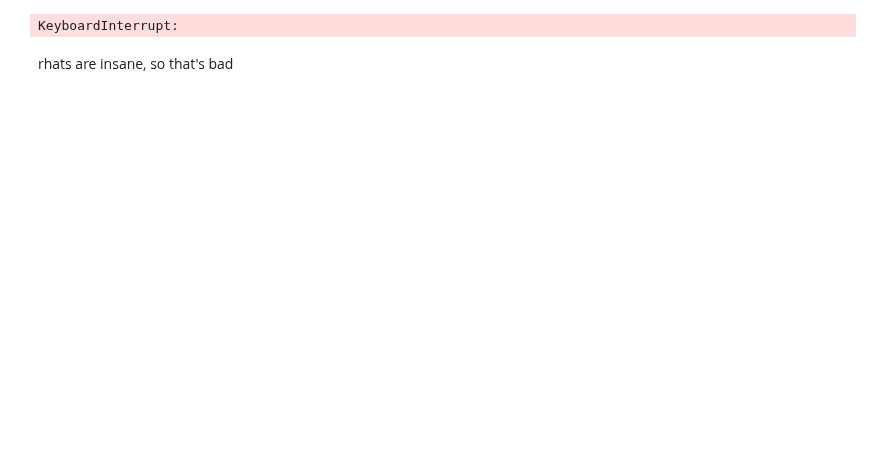
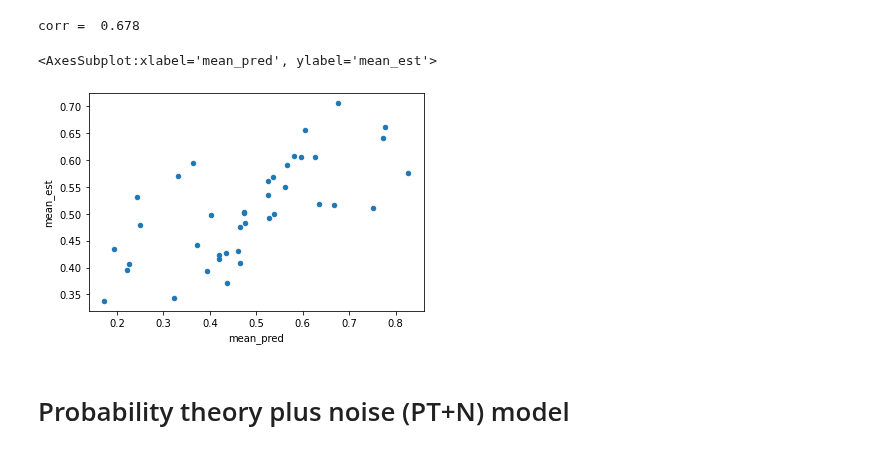
Before and after one commit to derekpowell/bayesian-sampler, a Jupyter notebook: bsampler-numpyro-exp2.ipynb, the cells around one changed output. Saved outputs shown, nothing was run; the diff lists cells and outputs as text; code cells hidden in the pictures; blank space fills up the shorter version.

```diff
--- a/bsampler-numpyro-exp2.ipynb
+++ b/bsampler-numpyro-exp2.ipynb
@@ -213,0 +155,11 @@ Below is an alternate version meant to estimate trial-level responses with inher
+# %%
+mcmc_rf = MCMC(NUTS(relative_freq, target_accept_prob=.80),
+               num_warmup=2000,
+               num_samples=2_000,
+               num_chains=2)
+
+mcmc_rf.run(random.PRNGKey(0), X_data, y_data)
+# %%
+az_data_rf = make_arviz_data(mcmc_rf, relative_freq, X_data) # see model_helpers.py
+
+az.loo(az_data_rf, scale="deviance")
@@ -213,0 +174,5 @@ Below is an alternate version meant to estimate trial-level responses with inher
+# %%
+df_output = df
+df_output["preds"] = az_data_rf.posterior_predictive.mean(dim=['chain', 'draw']).yhat
+print("corr = ", np.round(np.corrcoef(df_test.estimate, df_test.preds)[0,1],3))
+df_output.plot.scatter(x = "preds", y = "estimate")
@@ -214 +183,11 @@ Below is an alternate version meant to estimate trial-level responses with inher
+# %%
+trial_df = df_output >> group_by(X.querytype, X.querydetail) >> summarize(mean_pred = np.mean(X.preds), mean_est = np.mean(X.estimate))
+print("corr = ", np.round(np.corrcoef(trial_df.mean_est, trial_df.mean_pred)[0,1],3))
+trial_df.plot.scatter(x="mean_pred", y="mean_est")
+# %% [output]
+corr =  0.678
+<AxesSubplot:xlabel='mean_pred', ylabel='mean_est'>
+[figure, added]
+# %% [markdown]
+# Probability theory plus noise (PT+N) model
 # %%
@@ -253,12 +247,2 @@ def bayesian_sampler2(data, y=None):
 
     return yhat
-# %%
-from jax import random
-from numpyro.infer import MCMC, NUTS
-
-nuts_kernel = NUTS(bayesian_sampler2)
-mcmc = MCMC(nuts_kernel, num_warmup=500, num_samples=1_000, num_chains=1)
-rng_key = random.PRNGKey(0)
-mcmc.run(rng_key, X_data, y_data)
-# %% [output]
-KeyboardInterrupt:
@@ -267,2 +257,0 @@ KeyboardInterrupt:
-# %% [markdown]
-rhats are insane, so that's bad
```
Also changed, not shown: parts of 25 cells of this notebook, 3 other files.
